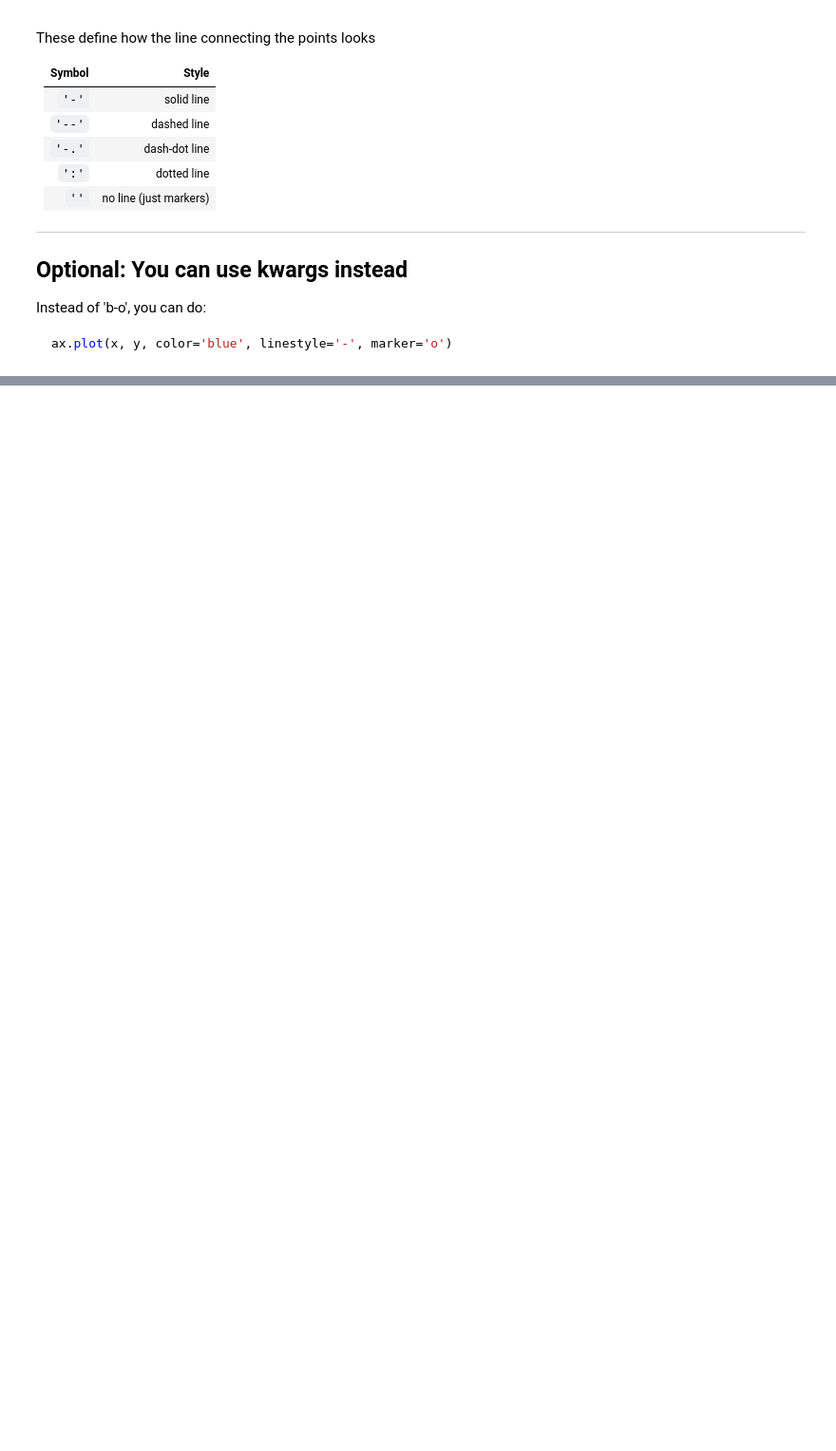
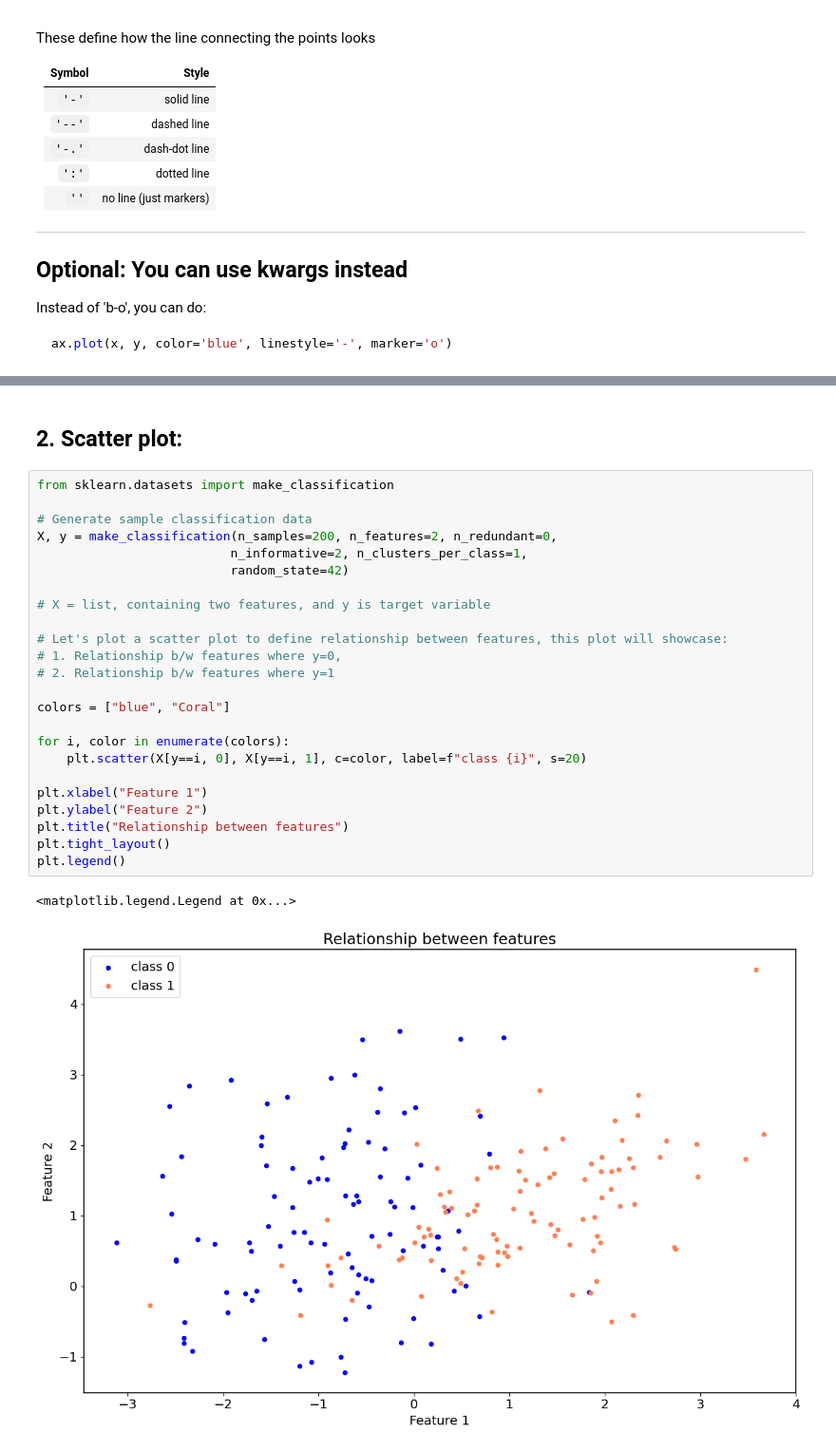
Before and after one commit to himanshusingh0905/ML-Notes, a Jupyter notebook: matplotlib.ipynb, the cells around one changed output, grey strips where cells are left out. Shown: that part at 95% size. Cells and saved outputs as stored; diff of their text form; blank space fills up the shorter version.

Commit message:
matplotlib notes

```diff
--- a/matplotlib.ipynb
+++ b/matplotlib.ipynb
@@ -169,0 +200,29 @@ ax.set_in_layout(True)
+# %% [markdown]
+## 2. Scatter plot:
+# %%
+from sklearn.datasets import make_classification
+
+# Generate sample classification data
+X, y = make_classification(n_samples=200, n_features=2, n_redundant=0,
+                          n_informative=2, n_clusters_per_class=1,
+                          random_state=42)
+
+# X = list, containing two features, and y is target variable
+
+# Let's plot a scatter plot to define relationship between features, this plot will showcase:
+# 1. Relationship b/w features where y=0,
+# 2. Relationship b/w features where y=1
+
+colors = ["blue", "Coral"]
+
+for i, color in enumerate(colors):
+    plt.scatter(X[y==i, 0], X[y==i, 1], c=color, label=f"class {i}", s=20)
+
+plt.xlabel("Feature 1")
+plt.ylabel("Feature 2")
+plt.title("Relationship between features")
+plt.tight_layout()
+plt.legend()
+# %% [output]
+<matplotlib.legend.Legend at 0x...>
+[figure, added]
```
Also changed, not shown: parts of 25 cells of this notebook, 5 other files.
